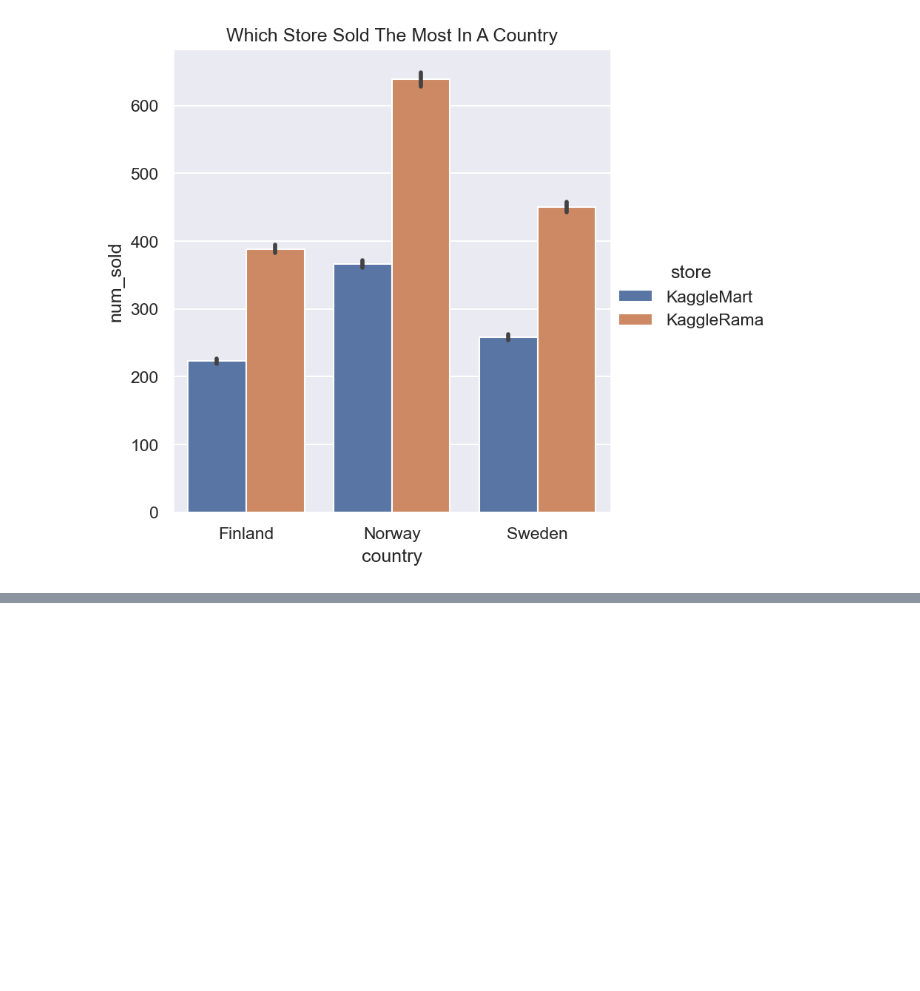
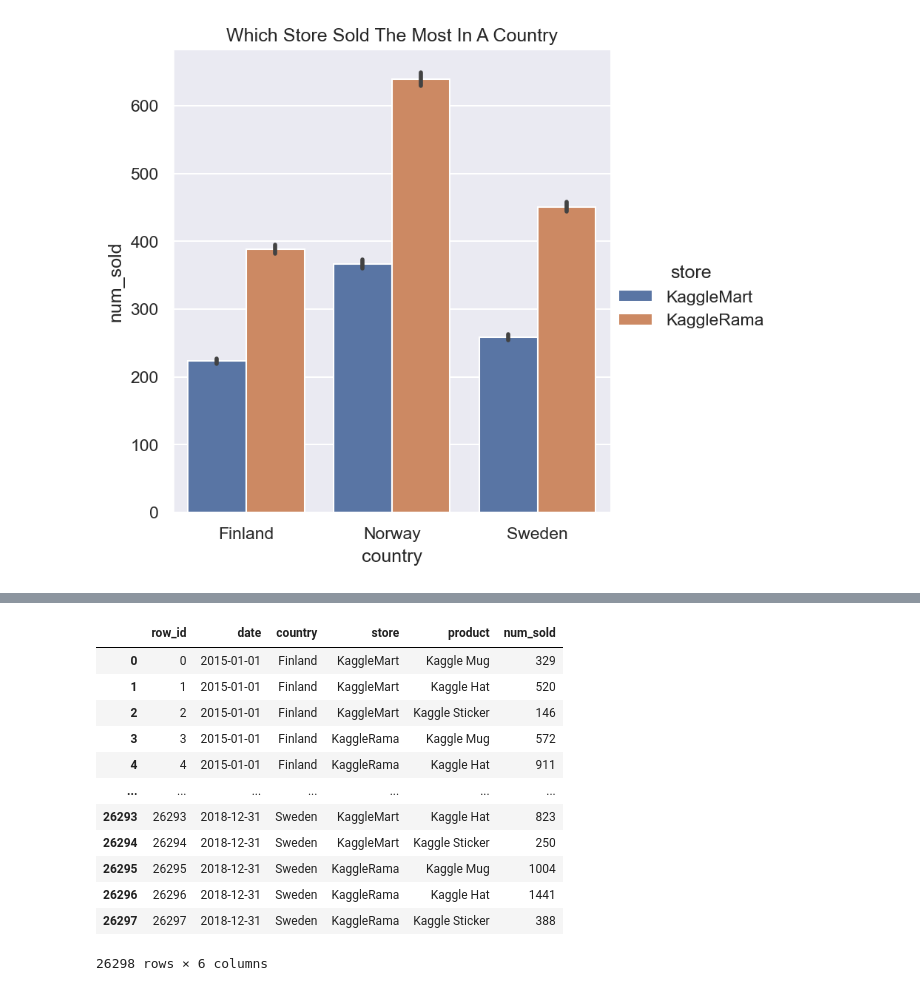
Before and after one commit to kshipra-jadav/Kaggle-Tabular-Playground-Series-Jan2022, a Jupyter notebook: first.ipynb, the cells around one changed output, grey strips where cells are left out. Saved outputs shown, nothing was run; the diff lists cells and outputs as text; code cells hidden in the pictures; blank space fills up the shorter version.

```diff
--- a/first.ipynb
+++ b/first.ipynb
@@ -242,0 +256,16 @@ plt.show()
+# %%
+df_train
+# %% [output]
+|  | row_id | date | country | store | product | num_sold |
+| 0 | 0 | 2015-01-01 | Finland | KaggleMart | Kaggle Mug | 329 |
+| 1 | 1 | 2015-01-01 | Finland | KaggleMart | Kaggle Hat | 520 |
+| 2 | 2 | 2015-01-01 | Finland | KaggleMart | Kaggle Sticker | 146 |
+| 3 | 3 | 2015-01-01 | Finland | KaggleRama | Kaggle Mug | 572 |
+| 4 | 4 | 2015-01-01 | Finland | KaggleRama | Kaggle Hat | 911 |
+| ... | ... | ... | ... | ... | ... | ... |
+| 26293 | 26293 | 2018-12-31 | Sweden | KaggleMart | Kaggle Hat | 823 |
+| 26294 | 26294 | 2018-12-31 | Sweden | KaggleMart | Kaggle Sticker | 250 |
+| 26295 | 26295 | 2018-12-31 | Sweden | KaggleRama | Kaggle Mug | 1004 |
+| 26296 | 26296 | 2018-12-31 | Sweden | KaggleRama | Kaggle Hat | 1441 |
+| 26297 | 26297 | 2018-12-31 | Sweden | KaggleRama | Kaggle Sticker | 388 |
+26298 rows × 6 columns
```
Also changed, not shown: parts of 15 cells of this notebook.
